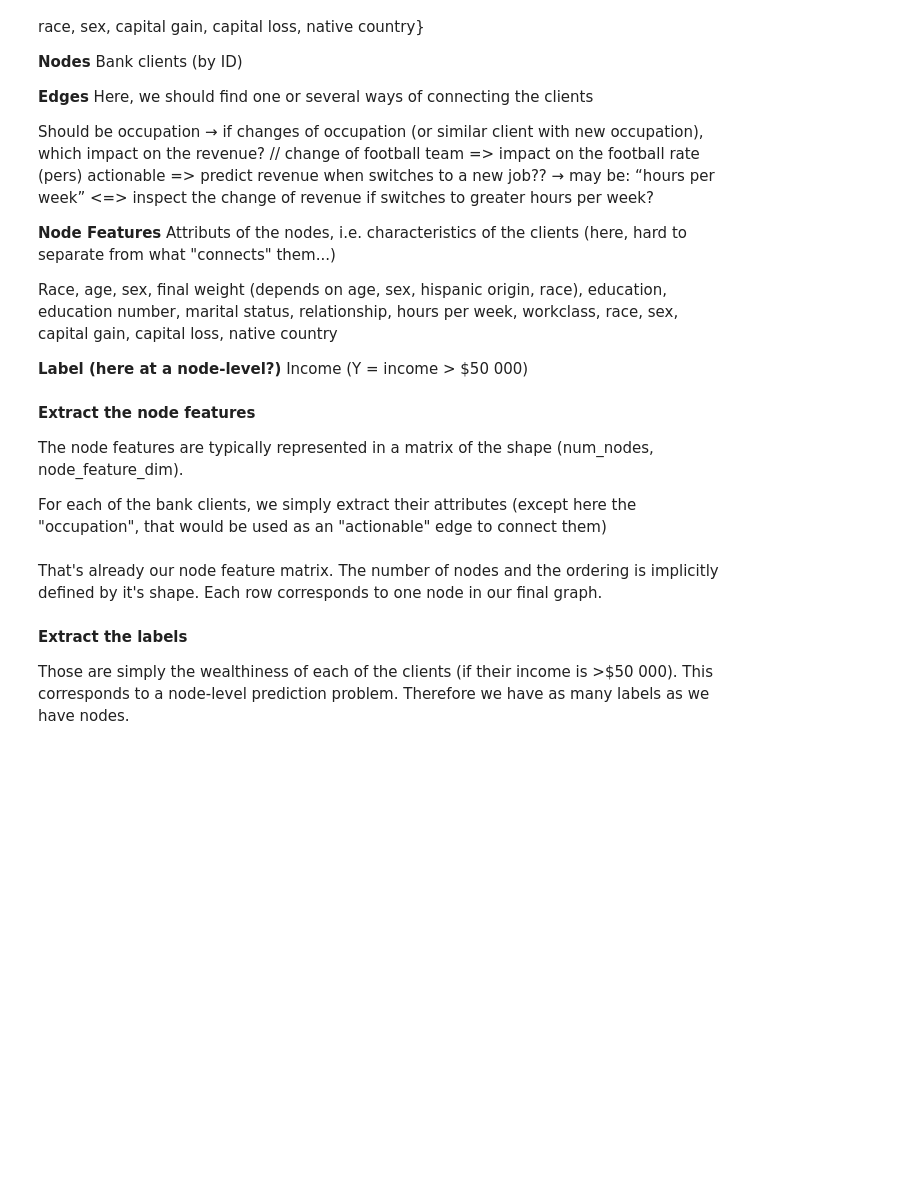
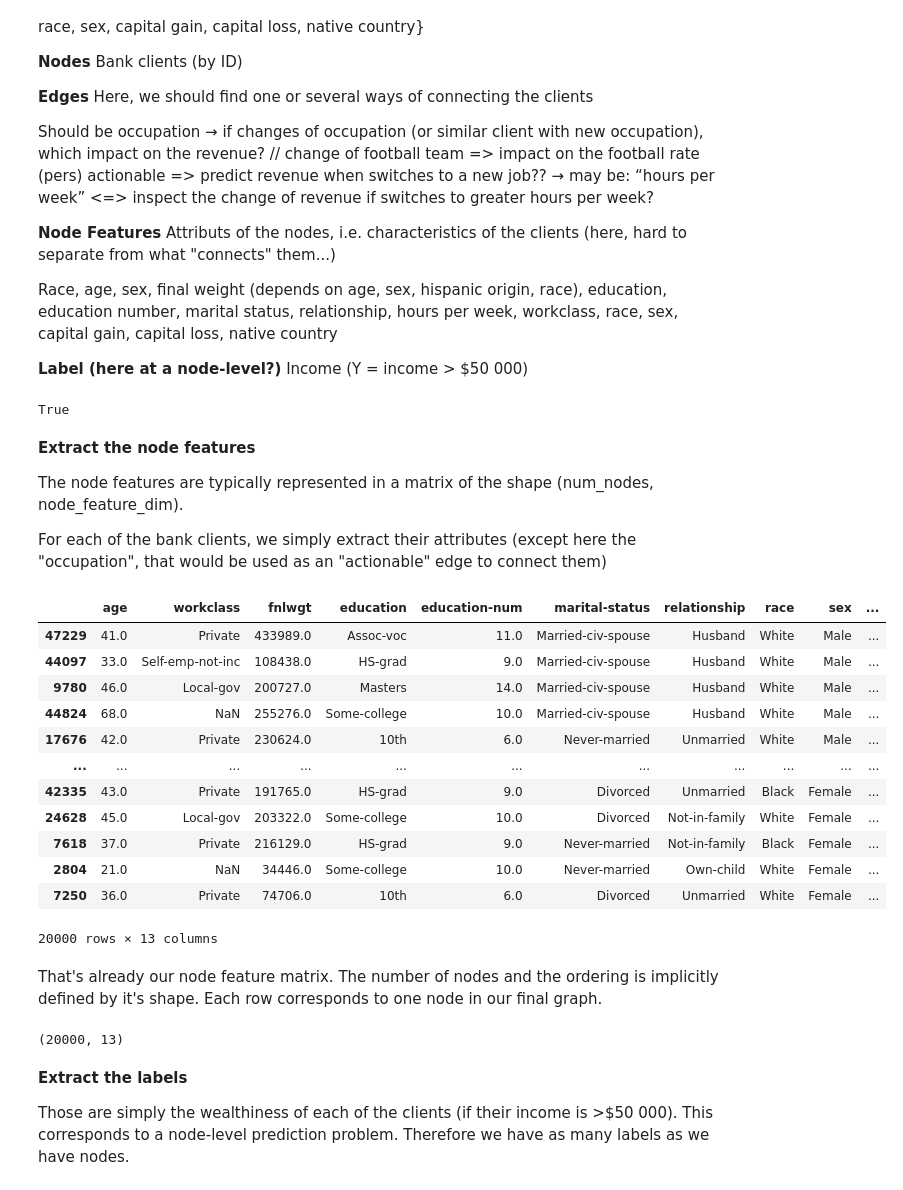
Before and after one commit to ThomasSouverain/classif_basic, a Jupyter notebook: notebooks/data_census_tabular_to_graph.ipynb, the cells around one changed output. Drawn from its saved outputs; the diff is of its cells as text; code cells hidden in the pictures; blank space fills up the shorter version.

Commit message:
feat: data from tables to graphs, in notebook

```diff
--- a/notebooks/data_census_tabular_to_graph.ipynb
+++ b/notebooks/data_census_tabular_to_graph.ipynb
@@ -149,6 +169,8 @@ X_train_valid
 # %%
 #Make sure that we have no duplicate nodes
-X_train_valid.index.unique().shape[0] == X_train_valid.shape[0]
+X.index.unique().shape[0] == X.shape[0]
+# %% [output]
+True
 # %% [markdown]
 **Extract the node features**
 
@@ -156,14 +178,30 @@ The node features are typically represented in a matrix of the shape (num_nodes,
 
 For each of the bank clients, we simply extract their attributes (except here the "occupation", that would be used as an "actionable" edge to connect them)
 # %%
-node_features = X_train_valid.loc[:, X_train_valid.columns != edge]
+node_features = X.loc[:, X.columns != edge]
 node_features
+# %% [output]
+|  | age | workclass | fnlwgt | education | education-num | marital-status | relationship | race | sex | ... |
+| 47229 | 41.0 | Private | 433989.0 | Assoc-voc | 11.0 | Married-civ-spouse | Husband | White | Male | ... |
+| 44097 | 33.0 | Self-emp-not-inc | 108438.0 | HS-grad | 9.0 | Married-civ-spouse | Husband | White | Male | ... |
+| 9780 | 46.0 | Local-gov | 200727.0 | Masters | 14.0 | Married-civ-spouse | Husband | White | Male | ... |
+| 44824 | 68.0 | NaN | 255276.0 | Some-college | 10.0 | Married-civ-spouse | Husband | White | Male | ... |
+| 17676 | 42.0 | Private | 230624.0 | 10th | 6.0 | Never-married | Unmarried | White | Male | ... |
+| ... | ... | ... | ... | ... | ... | ... | ... | ... | ... | ... |
+| 42335 | 43.0 | Private | 191765.0 | HS-grad | 9.0 | Divorced | Unmarried | Black | Female | ... |
+| 24628 | 45.0 | Local-gov | 203322.0 | Some-college | 10.0 | Divorced | Not-in-family | White | Female | ... |
+| 7618 | 37.0 | Private | 216129.0 | HS-grad | 9.0 | Never-married | Not-in-family | Black | Female | ... |
+| 2804 | 21.0 | NaN | 34446.0 | Some-college | 10.0 | Never-married | Own-child | White | Female | ... |
+| 7250 | 36.0 | Private | 74706.0 | 10th | 6.0 | Divorced | Unmarried | White | Female | ... |
+20000 rows × 13 columns
 # %% [markdown]
 That's already our node feature matrix. The number of nodes and the ordering is implicitly defined by it's shape. Each row corresponds to one node in our final graph.
 # %%
 # Convert to numpy
 x = node_features.to_numpy()
 x.shape # [num_nodes x num_features]
+# %% [output]
+(20000, 13)
 # %% [markdown]
 **Extract the labels**
 
```
Also changed, not shown: parts of 34 cells of this notebook, 2 other files.
